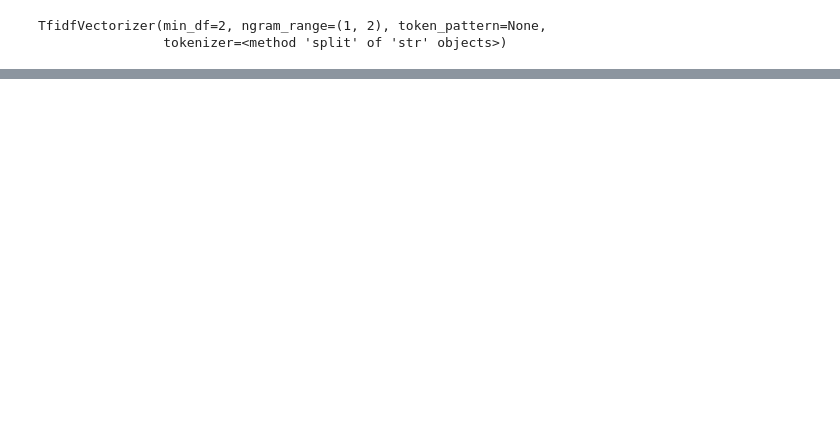
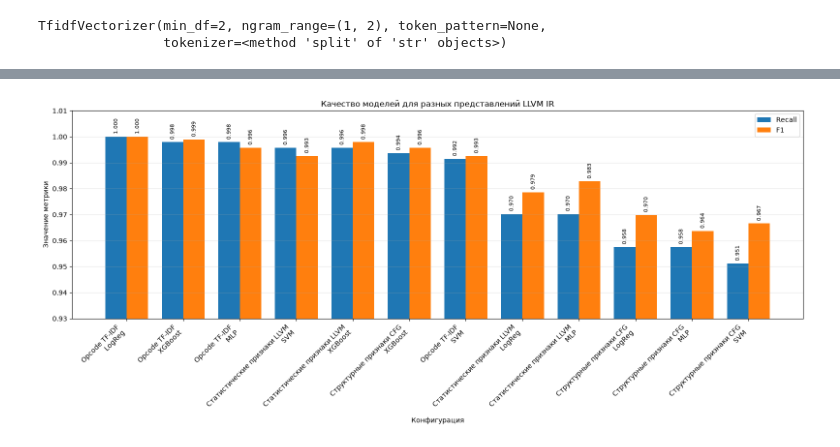
Before and after one commit to TimurGilmutpr/ml-guided-static-analysis, a Jupyter notebook: ML_part.ipynb, the cells around one changed output, grey strips where cells are left out. Saved outputs shown, nothing was run; the diff lists cells and outputs as text; code cells hidden in the pictures; blank space fills up the shorter version.

Commit message:
Обновление ML ноутбука и таблиц с результатами ранжирования

```diff
--- a/ML_part.ipynb
+++ b/ML_part.ipynb
@@ -3367,0 +3368,78 @@ plt.show()
+# %%
+
+# копия таблицы, чтобы не портить исходную
+plot_df = benchmark_df.copy()
+
+# русские подписи представлений
+repr_map = {
+    "LLVM stats": "Статистические признаки LLVM",
+    "Opcode TF-IDF": "Opcode TF-IDF",
+    "CFG structural": "Структурные признаки CFG",
+}
+
+# если модель у тебя называется SVM_RBF, замени на SVM
+model_map = {
+    "LogReg": "LogReg",
+    "SVM": "SVM",
+    "SVM_RBF": "SVM",
+    "XGBoost": "XGBoost",
+    "MLP": "MLP",
+}
+
+plot_df["representation_ru"] = plot_df["representation"].map(repr_map).fillna(plot_df["representation"])
+plot_df["model_ru"] = plot_df["model"].map(model_map).fillna(plot_df["model"])
+
+# подпись конфигурации на оси X
+plot_df["config"] = (
+    plot_df["representation_ru"] + "\n" + plot_df["model_ru"]
+)
+
+# можно отсортировать по Recall
+plot_df = plot_df.sort_values("recall", ascending=False).reset_index(drop=True)
+
+x = np.arange(len(plot_df))
+width = 0.38
+
+fig, ax = plt.subplots(figsize=(16, 7))
+
+bars1 = ax.bar(
+    x - width/2,
+    plot_df["recall"],
+    width,
+    label="Recall"
+)
+
+bars2 = ax.bar(
+    x + width/2,
+    plot_df["f1"],
+    width,
+    label="F1"
+)
+
+ax.set_title("Качество моделей для разных представлений LLVM IR")
+ax.set_ylabel("Значение метрики")
+ax.set_xlabel("Конфигурация")
+ax.set_xticks(x)
+ax.set_xticklabels(plot_df["config"], rotation=45, ha="right")
+ax.set_ylim(0.93, 1.01)   # можешь убрать, если хочешь полную шкалу от 0
+ax.grid(axis="y", alpha=0.3)
+ax.legend()
+
+# подписи значений над столбцами
+for bars in [bars1, bars2]:
+    for bar in bars:
+        h = bar.get_height()
+        ax.text(
+            bar.get_x() + bar.get_width()/2,
+            h + 0.001,
+            f"{h:.3f}",
+            ha="center",
+            va="bottom",
+            fontsize=8,
+            rotation=90
+        )
+
+plt.tight_layout()
+plt.show()
+# %% [output]
+[figure, added]
```
Also changed, not shown: parts of 11 cells of this notebook, 12 other files.
